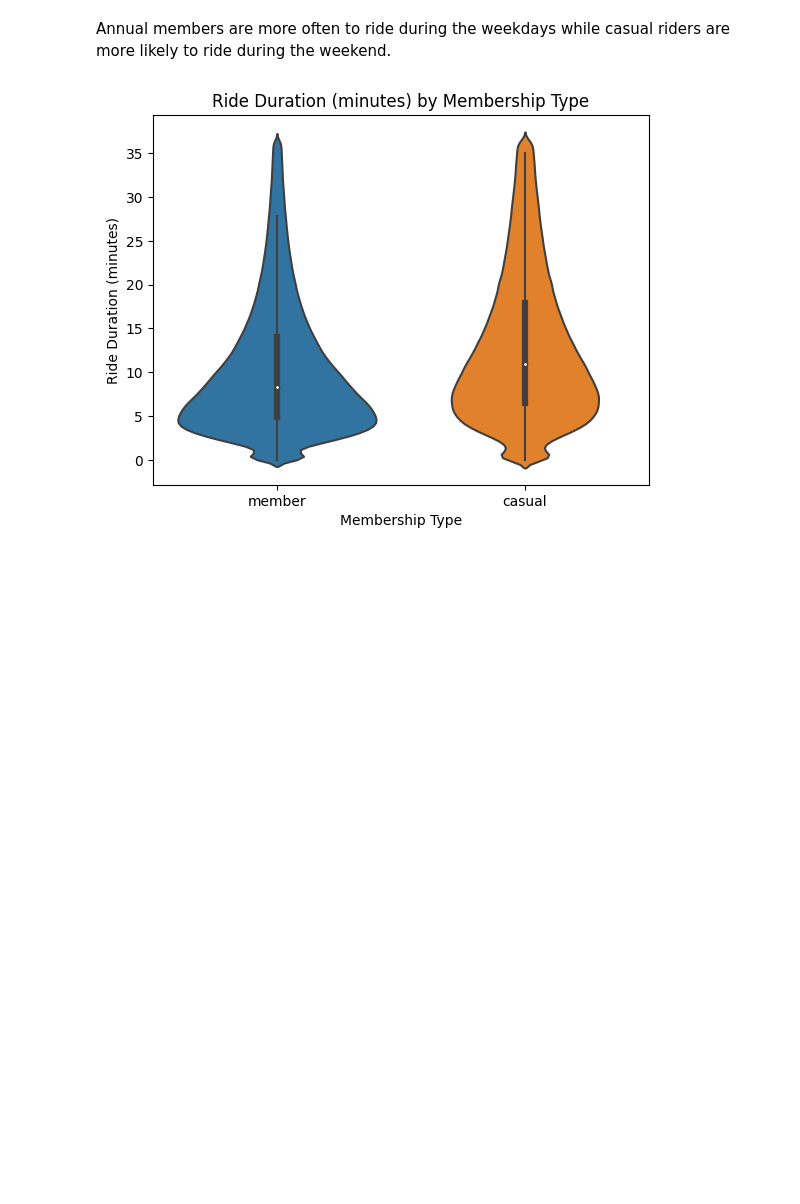
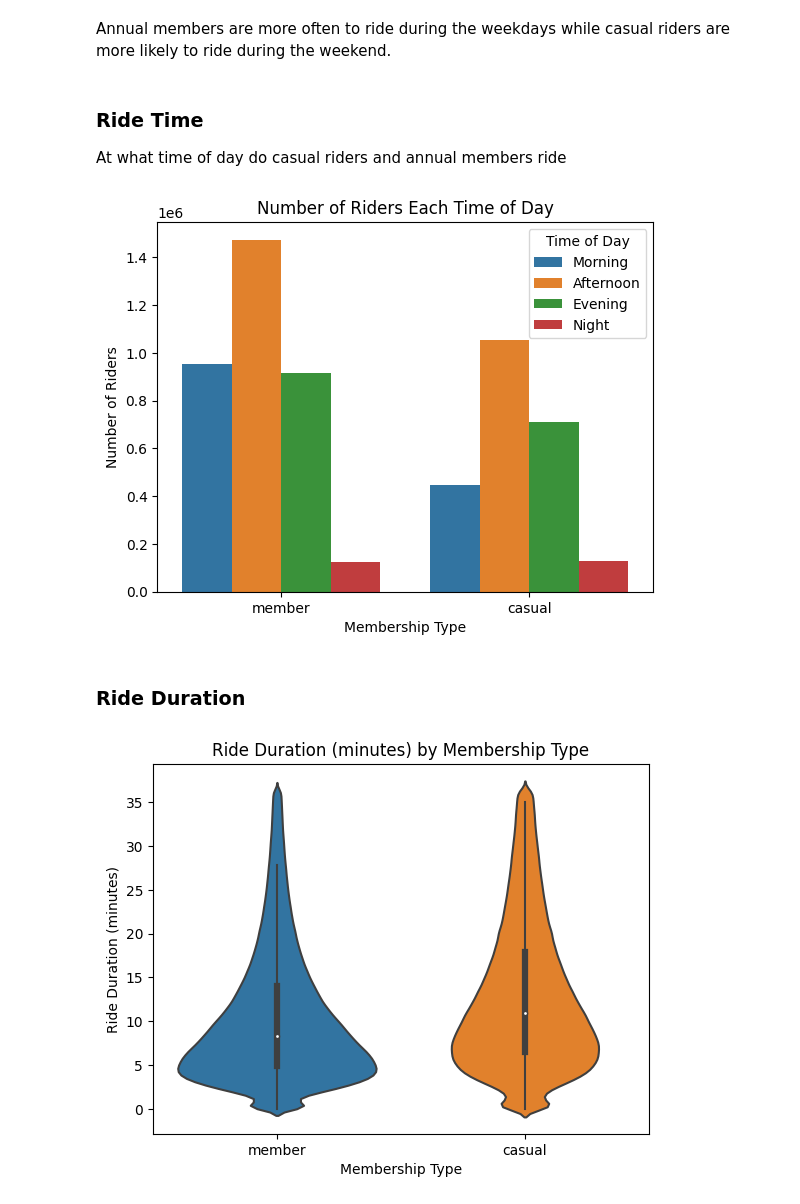
Before and after one commit to paulgreber/RideShareAnalysis, a Jupyter notebook: ride_share_analysis.ipynb, the cells around one changed output. Drawn from its saved outputs; the diff is of its cells as text; code cells hidden in the pictures; blank space fills up the shorter version.

```diff
--- a/ride_share_analysis.ipynb
+++ b/ride_share_analysis.ipynb
@@ -392,6 +423,26 @@ plt.show()
 [figure]
 # %% [markdown]
 Annual members are more often to ride during the weekdays while casual riders are more likely to ride during the weekend.
+# %% [markdown]
+### Ride Time
+
+At what time of day do casual riders and annual members ride
+# %%
+sns.countplot(
+    data=df,
+    x='member_casual',
+    hue='time_of_day',
+).set(
+    title="Number of Riders Each Time of Day",
+    xlabel="Membership Type",
+    ylabel="Number of Riders"
+)
+plt.legend(title="Time of Day")
+plt.show()
+# %% [output]
+[figure, added]
+# %% [markdown]
+### Ride Duration
 # %%
 sns.violinplot(
     data=ride_duration_df,
```
Also changed, not shown: parts of 18 cells of this notebook, 10 other files.
